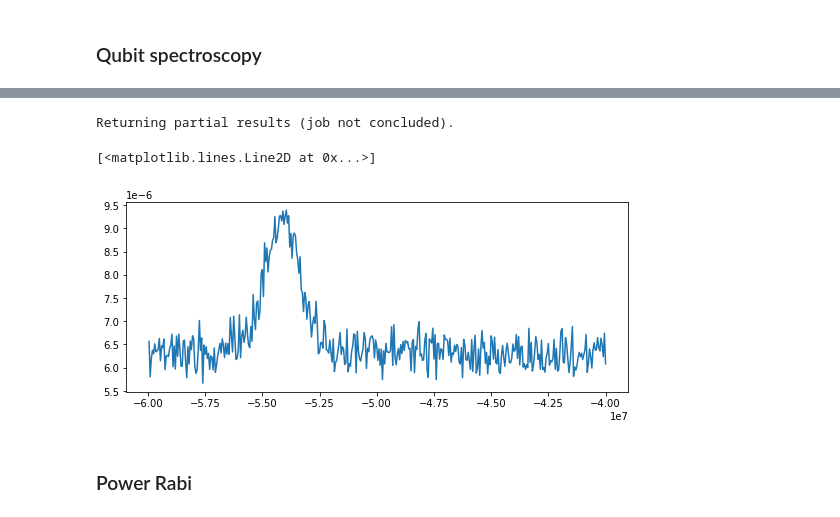
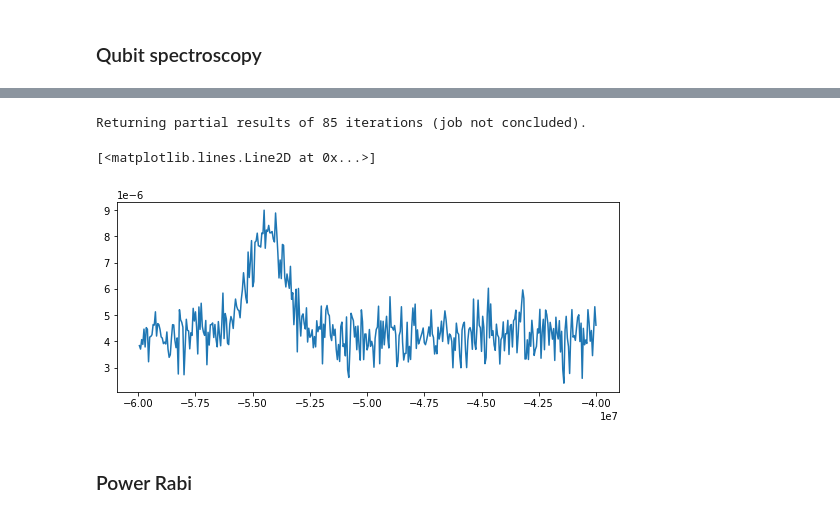
Before and after one commit to qcrew-lab/qcore, a Jupyter notebook: tutorials/measurements_tutorial.ipynb, the cells around one changed output, grey strips where cells are left out. Saved outputs shown, nothing was run; the diff lists cells and outputs as text; code cells hidden in the pictures.

```diff
--- a/tutorials/measurements_tutorial.ipynb
+++ b/tutorials/measurements_tutorial.ipynb
@@ -160,15 +168,12 @@ qubit_f = [int(x) for x in np.arange(-40e6, -60e6, -0.05e6)]
 qubit_ascale = [1.0]
 # Contains a string defining qubit operation. Doesn't play pulse if None.
 qubit_pulse = 'gaussian'
-# Defines whether the results are averaged before retrieved. See QM documentation.
-average = True
 
 QU_spec = QubitSpectroscopy('qu_spec', qm,        # Measurement nametag and QM object
                             reps, wait_time,
                             rr_f, rr_ascale,
                             qubit_f, qubit_ascale,
-                            qubit_pulse,
-                            average = average)
+                            qubit_pulse)
 # %%
 QU_spec.queue_job()
 # %% [output]
@@ -179,21 +184,21 @@ Job in execution. (ID: 1619446735618)
 # %%
 results = QU_spec.results()
 
-# The qubit spectroscopy returns a dictionary {'I': I_results, 'Q': Q_results}.
-# Both I_results and Q_results here are 3D numpy arrays, with dimensions:
-# dim 1 - iterations. The last element [-1] is the most recent iteration available.
-# dim 2 - qubit_ascale.
+# For qubit spectroscopy, the results arrays have 3 dimensions corresponding
+# to the variables:
+# dim 1 - iterations. The last element [-1] is the most recent result available.
+# dim 2 - qubit_ascale. If qubit pulse is disabled, it has a single element [0].
 # dim 3 - qubit_f.
 
-I_list = results['I'][-1][0]
-Q_list = results['Q'][-1][0]
+I_list = results['I_avg'][-1, 0]
+Q_list = results['Q_avg'][-1, 0]
 amps = np.abs(I_list + 1j*Q_list)
 plt.figure(figsize=(9,3.5))
 plt.plot(qubit_f, amps)
 # %% [output]
-Returning partial results (job not concluded).
+Returning partial results of 85 iterations (job not concluded).
 [<matplotlib.lines.Line2D at 0x...>]
-[figure, old version]
+[figure, new version]
 # %% [markdown]
 ### Power Rabi
 # %%
```
Also changed, not shown: parts of 13 cells of this notebook, 5 other files.
